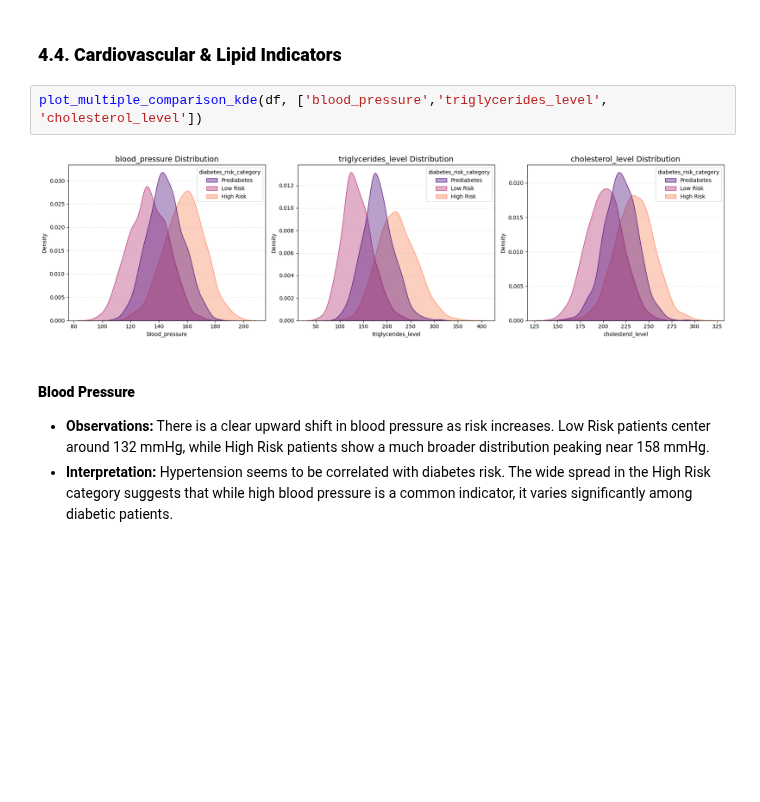
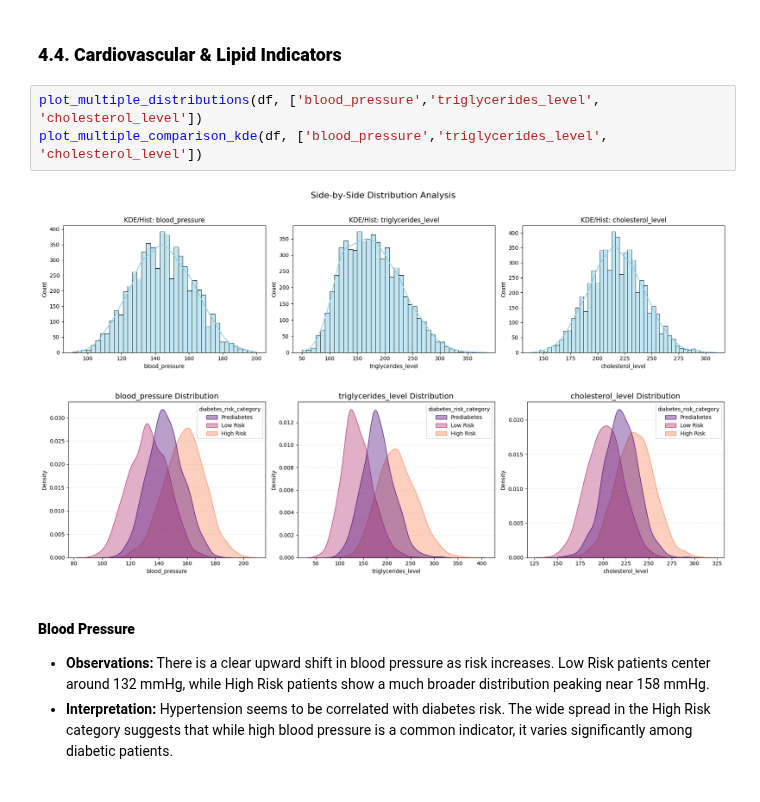
Before and after one commit to JoseDrube/Diabetes_Risk_Prediction, a Jupyter notebook: notebooks/01_eda.ipynb, the cells around one changed output. Cells and saved outputs as stored; diff of their text form; blank space fills up the shorter version.

```diff
--- a/notebooks/01_eda.ipynb
+++ b/notebooks/01_eda.ipynb
@@ -183,9 +189,11 @@ plot_multiple_comparison_kde(df, ['age','waist_circumference_cm','fasting_glucos
 # %% [markdown]
 ### **4.4. Cardiovascular & Lipid Indicators**
 # %%
+plot_multiple_distributions(df, ['blood_pressure','triglycerides_level', 'cholesterol_level'])
 plot_multiple_comparison_kde(df, ['blood_pressure','triglycerides_level', 'cholesterol_level'])
 # %% [output]
-[figure, old version]
+[figure, new version]
+[figure, added]
 # %% [markdown]
 #### **Blood Pressure**
 * **Observations:** There is a clear upward shift in blood pressure as risk increases. Low Risk patients center around 132 mmHg, while High Risk patients show a much broader distribution peaking near 158 mmHg.
```
Also changed, not shown: parts of 11 cells of this notebook.
